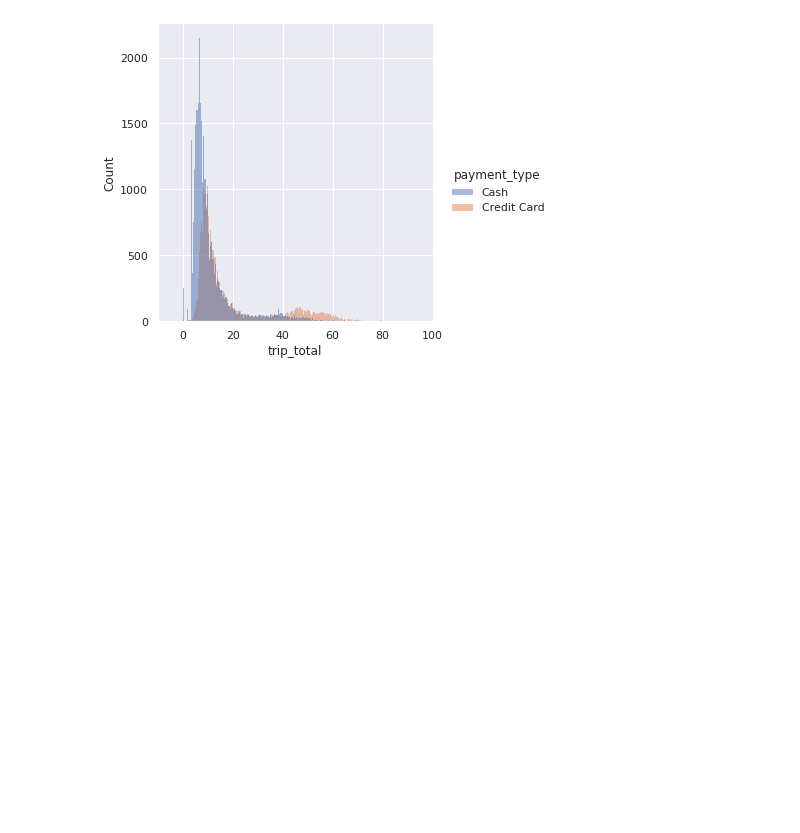
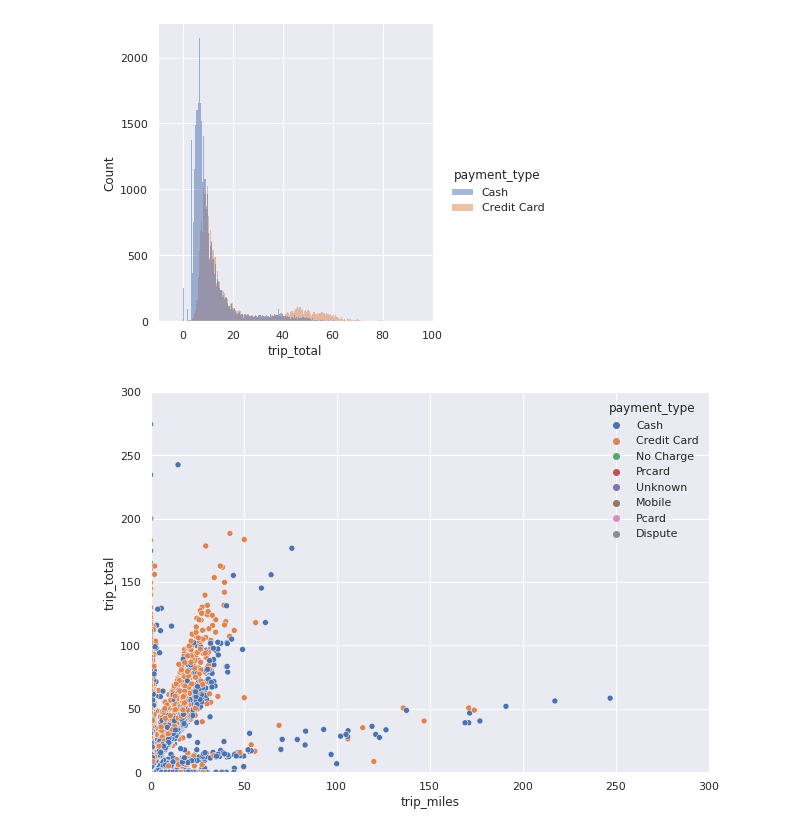
Before and after one commit to LeoFernanndes/portfolio, a Jupyter notebook: ChicagoTaxiRidePrice.ipynb, the cells around one changed output. Saved outputs shown, nothing was run; the diff lists cells and outputs as text; code cells hidden in the pictures; blank space fills up the shorter version.

```diff
--- a/ChicagoTaxiRidePrice.ipynb
+++ b/ChicagoTaxiRidePrice.ipynb
@@ -331,6 +337,13 @@ plt.show()
 Custo total mediano de corridas pagas com dinheiro: 8.0
 Custo total mediano de corridas pagas com crédito: 12.25
 [figure]
+# %%
+sns.scatterplot(x='trip_miles', y='trip_total', data=df, hue='payment_type')
+plt.xlim(0, 300)
+plt.ylim(0, 300)
+plt.show()
+# %% [output]
+[figure, added]
 # %%
 # Também podemos analisar a performance do modelo de uma forma um pouco mais visual
 df_plot_results = pd.DataFrame({'pred': y_pred,
```
Also changed, not shown: parts of 22 cells of this notebook.
